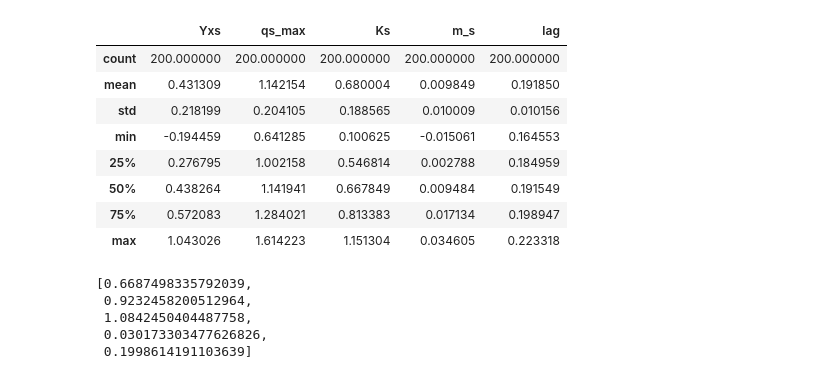
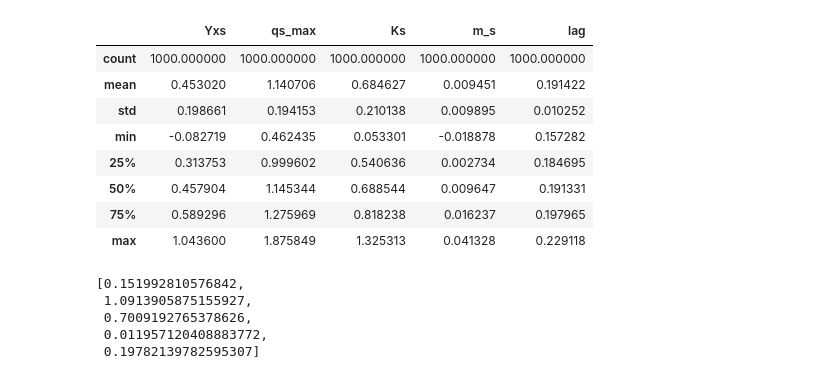
Before and after one commit to boripf/hybrid-model-corynebacterium, a Jupyter notebook: E_data_generation.ipynb, the cells around one changed output. Cells and saved outputs as stored; diff of their text form; code cells hidden in the pictures.

```diff
--- a/E_data_generation.ipynb
+++ b/E_data_generation.ipynb
@@ -4,44 +4,44 @@ import pandas as pd
 import matplotlib.pyplot as plt
 from E_model import model, show_plot
 # %%
-num_samples = 200
+num_samples = 1000
 sigma_big = 0.2
 sigma_small = 0.01
 p = [0.4597, 1.1255, 0.6814, 0.0094, 0.1913]
 
 Yxs_dist = np.random.normal(p[0], sigma_big, num_samples)
 qs_max_dist = np.random.normal(p[1], sigma_big, num_samples)
 Ks_dist = np.random.normal(p[2], sigma_big, num_samples)
 m_s_dist = np.random.normal(p[3], sigma_small, num_samples)
 lag_dist = np.random.normal(p[4], sigma_small, num_samples)
 
 df_p = pd.DataFrame({
     'Yxs': Yxs_dist,
     'qs_max': qs_max_dist,
     'Ks': Ks_dist,
     'm_s': m_s_dist,
     'lag': lag_dist
 })
 df_p.describe()
 # %% [output]
 |  | Yxs | qs_max | Ks | m_s | lag |
-| count | 200.000000 | 200.000000 | 200.000000 | 200.000000 | 200.000000 |
-| mean | 0.431309 | 1.142154 | 0.680004 | 0.009849 | 0.191850 |
-| std | 0.218199 | 0.204105 | 0.188565 | 0.010009 | 0.010156 |
-| min | -0.194459 | 0.641285 | 0.100625 | -0.015061 | 0.164553 |
-| 25% | 0.276795 | 1.002158 | 0.546814 | 0.002788 | 0.184959 |
-| 50% | 0.438264 | 1.141941 | 0.667849 | 0.009484 | 0.191549 |
-| 75% | 0.572083 | 1.284021 | 0.813383 | 0.017134 | 0.198947 |
-| max | 1.043026 | 1.614223 | 1.151304 | 0.034605 | 0.223318 |
+| count | 1000.000000 | 1000.000000 | 1000.000000 | 1000.000000 | 1000.000000 |
+| mean | 0.453020 | 1.140706 | 0.684627 | 0.009451 | 0.191422 |
+| std | 0.198661 | 0.194153 | 0.210138 | 0.009895 | 0.010252 |
+| min | -0.082719 | 0.462435 | 0.053301 | -0.018878 | 0.157282 |
+| 25% | 0.313753 | 0.999602 | 0.540636 | 0.002734 | 0.184695 |
+| 50% | 0.457904 | 1.145344 | 0.688544 | 0.009647 | 0.191331 |
+| 75% | 0.589296 | 1.275969 | 0.818238 | 0.016237 | 0.197965 |
+| max | 1.043600 | 1.875849 | 1.325313 | 0.041328 | 0.229118 |
 # %%
 list_p = list(df_p.iloc[0])
 list_p
 # %% [output]
-[0.6687498335792039,
- 0.9232458200512964,
- 1.0842450404487758,
- 0.030173303477626826,
- 0.1998614191103639]
+[0.151992810576842,
+ 1.0913905875155927,
+ 0.7009192765378626,
+ 0.011957120408883772,
+ 0.19782139782595307]
 # %%
 df_batches = pd.DataFrame(columns=['time', 'biomass', 'glucose', 'batch_id'])
 for i in range(df_p.shape[0]):
```
Also changed, not shown: parts of 3 cells of this notebook, 7 other files.
